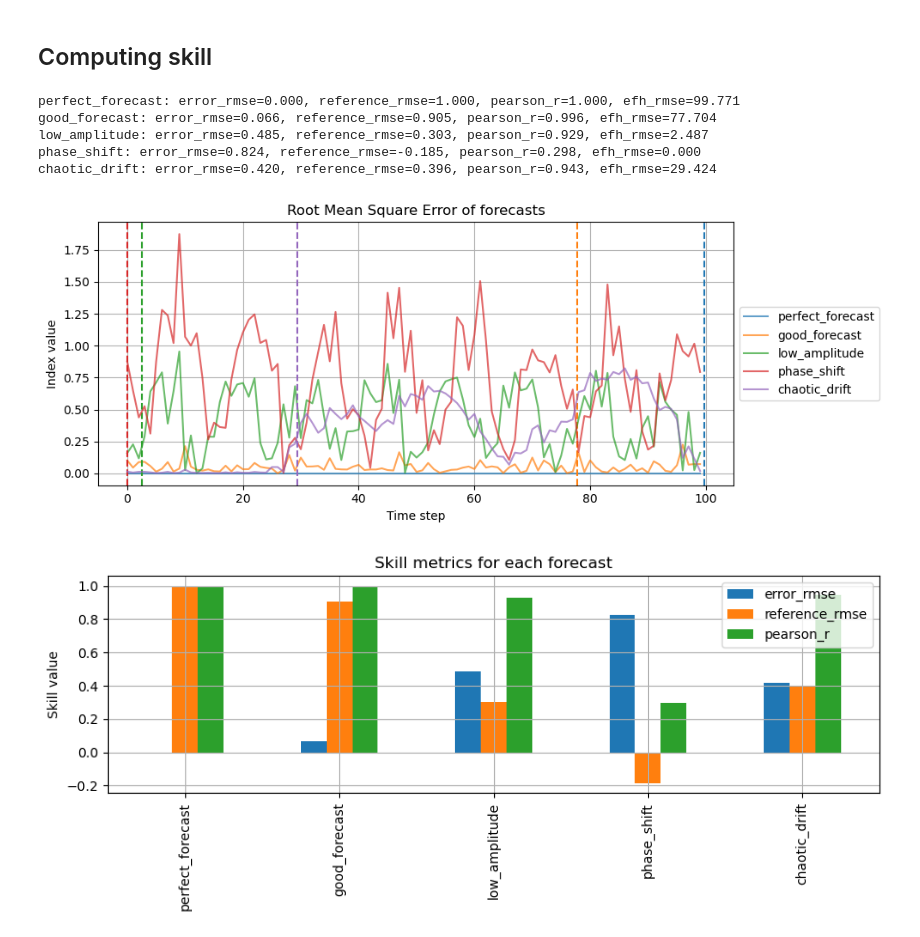
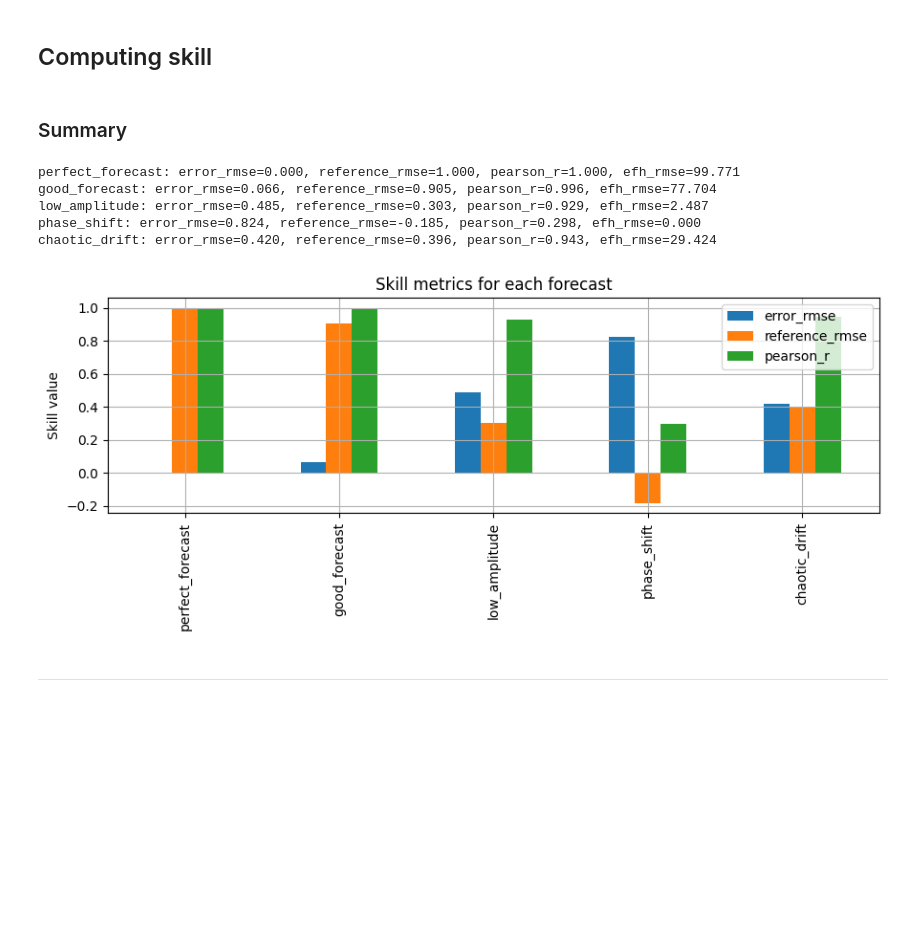
Before and after one commit to erickmad/rcpy, a Jupyter notebook: notebooks/perfomance.ipynb, the cells around one changed output. Saved outputs shown, nothing was run; the diff lists cells and outputs as text; code cells hidden in the pictures; blank space fills up the shorter version.

```diff
--- a/notebooks/perfomance.ipynb
+++ b/notebooks/perfomance.ipynb
@@ -60,3 +115,5 @@ plt.show()
+# %% [markdown]
+### Summary
 # %%
 from rcpy.analysis import compute_skill
 import pandas as pd
@@ -86,35 +143,19 @@ phase_shift: error_rmse=0.824, reference_rmse=-0.185, pearson_r=0.298, efh_rmse=
 chaotic_drift: error_rmse=0.420, reference_rmse=0.396, pearson_r=0.943, efh_rmse=29.424
 # %%
 import matplotlib.pyplot as plt
-
-colors = plt.cm.tab10.colors  # Cycle through 10 distinct colors
-# Plot RMSE over time for each forecast, cycling colors
-plt.figure(figsize=(10, 4))
-for i, (name, forecast) in enumerate(forecasts.items()):
-    color = colors[i]
-    rmse = compute_skill(truth, forecast, method="error", aggregate=False)
-    plt.plot(rmse, label=name, alpha=0.7, color=color)
-    plt.axvline(x=skills[name]['efh_rmse'], linestyle='--', color=color)
-plt.legend(loc='center left', bbox_to_anchor=(1, 0.5))
-plt.title("Root Mean Square Error of forecasts")
-plt.xlabel("Time step")
-plt.ylabel("Index value")
-plt.grid(True)
-plt.tight_layout()
-plt.savefig("../../../../Pictures/rmse_forecasts.png", dpi=200)
-plt.show()
-
+import pandas as pd
 
 # Plot skills (omit efh_rmse)
 skills_df = pd.DataFrame(skills).T.drop(columns=['efh_rmse'])
 skills_df.plot(kind='bar', figsize=(9, 4))
 plt.title("Skill metrics for each forecast")
 plt.ylabel("Skill value")
 plt.grid(True)
 plt.tight_layout()
 #plt.savefig("../../../../Pictures/skill_metrics.png", dpi=200)
 
 plt.show()
 # %% [output]
-[figure, old version]
+[figure, new version]
-[figure, removed]
+# %% [markdown]
+---
```
Also changed, not shown: parts of 3 cells of this notebook, 13 other files.
